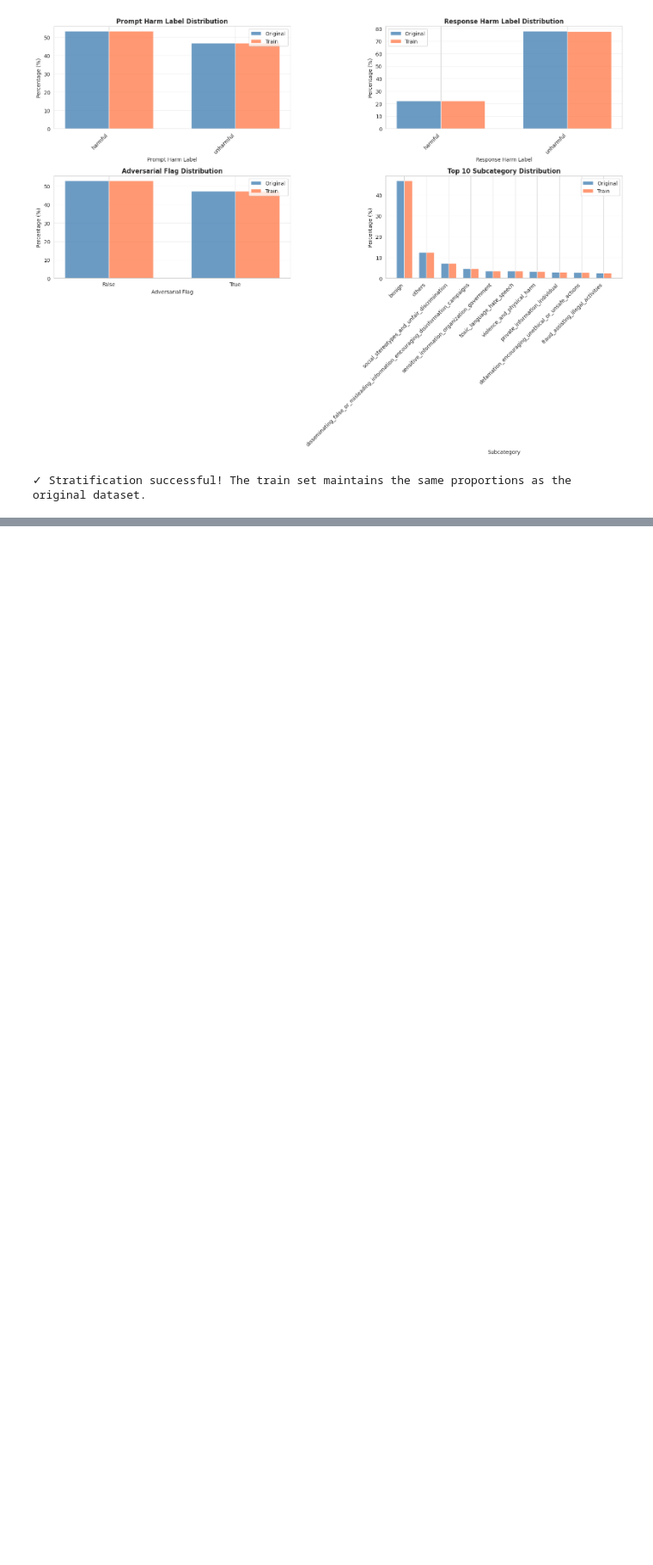
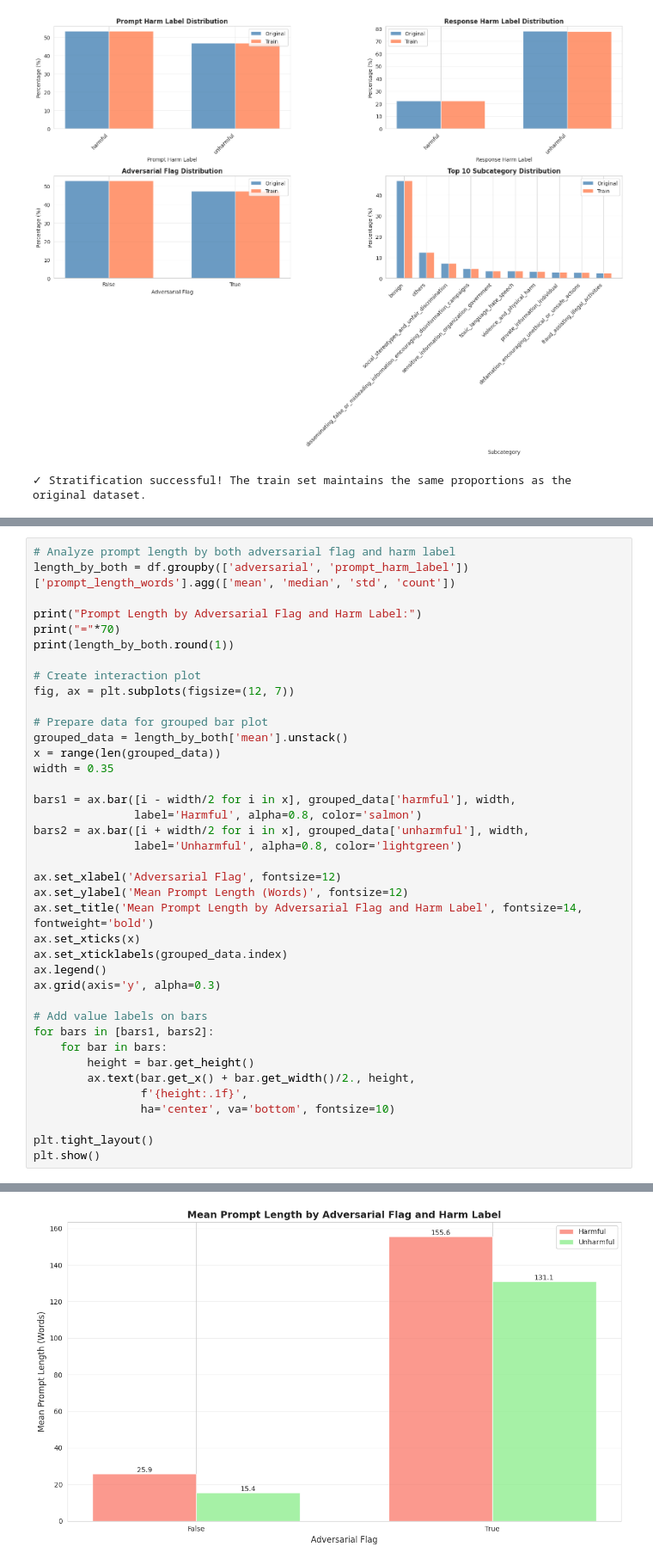
Before and after one commit to Jazhyc/intention-jailbreak, a Jupyter notebook: notebooks/wildguardmix_analysis.ipynb, the cells around one changed output, grey strips where cells are left out. Shown: that part at 86% size. Saved outputs shown, nothing was run; the diff lists cells and outputs as text; blank space fills up the shorter version.

```diff
--- a/notebooks/wildguardmix_analysis.ipynb
+++ b/notebooks/wildguardmix_analysis.ipynb
@@ -476,0 +702,40 @@ print("\n✓ Stratification successful! The train set maintains the same proport
+# %%
+# Analyze prompt length by both adversarial flag and harm label
+length_by_both = df.groupby(['adversarial', 'prompt_harm_label'])['prompt_length_words'].agg(['mean', 'median', 'std', 'count'])
+
+print("Prompt Length by Adversarial Flag and Harm Label:")
+print("="*70)
+print(length_by_both.round(1))
+
+# Create interaction plot
+fig, ax = plt.subplots(figsize=(12, 7))
+
+# Prepare data for grouped bar plot
+grouped_data = length_by_both['mean'].unstack()
+x = range(len(grouped_data))
+width = 0.35
+
+bars1 = ax.bar([i - width/2 for i in x], grouped_data['harmful'], width,
+               label='Harmful', alpha=0.8, color='salmon')
+bars2 = ax.bar([i + width/2 for i in x], grouped_data['unharmful'], width,
+               label='Unharmful', alpha=0.8, color='lightgreen')
+
+ax.set_xlabel('Adversarial Flag', fontsize=12)
+ax.set_ylabel('Mean Prompt Length (Words)', fontsize=12)
+ax.set_title('Mean Prompt Length by Adversarial Flag and Harm Label', fontsize=14, fontweight='bold')
+ax.set_xticks(x)
+ax.set_xticklabels(grouped_data.index)
+ax.legend()
+ax.grid(axis='y', alpha=0.3)
+
+# Add value labels on bars
+for bars in [bars1, bars2]:
+    for bar in bars:
+        height = bar.get_height()
+        ax.text(bar.get_x() + bar.get_width()/2., height,
+                f'{height:.1f}',
+                ha='center', va='bottom', fontsize=10)
+
+plt.tight_layout()
+plt.show()
+# %% [output]
@@ -476,0 +750 @@ print("\n✓ Stratification successful! The train set maintains the same proport
+[figure, added]
```
Also changed, not shown: parts of 21 cells of this notebook.
